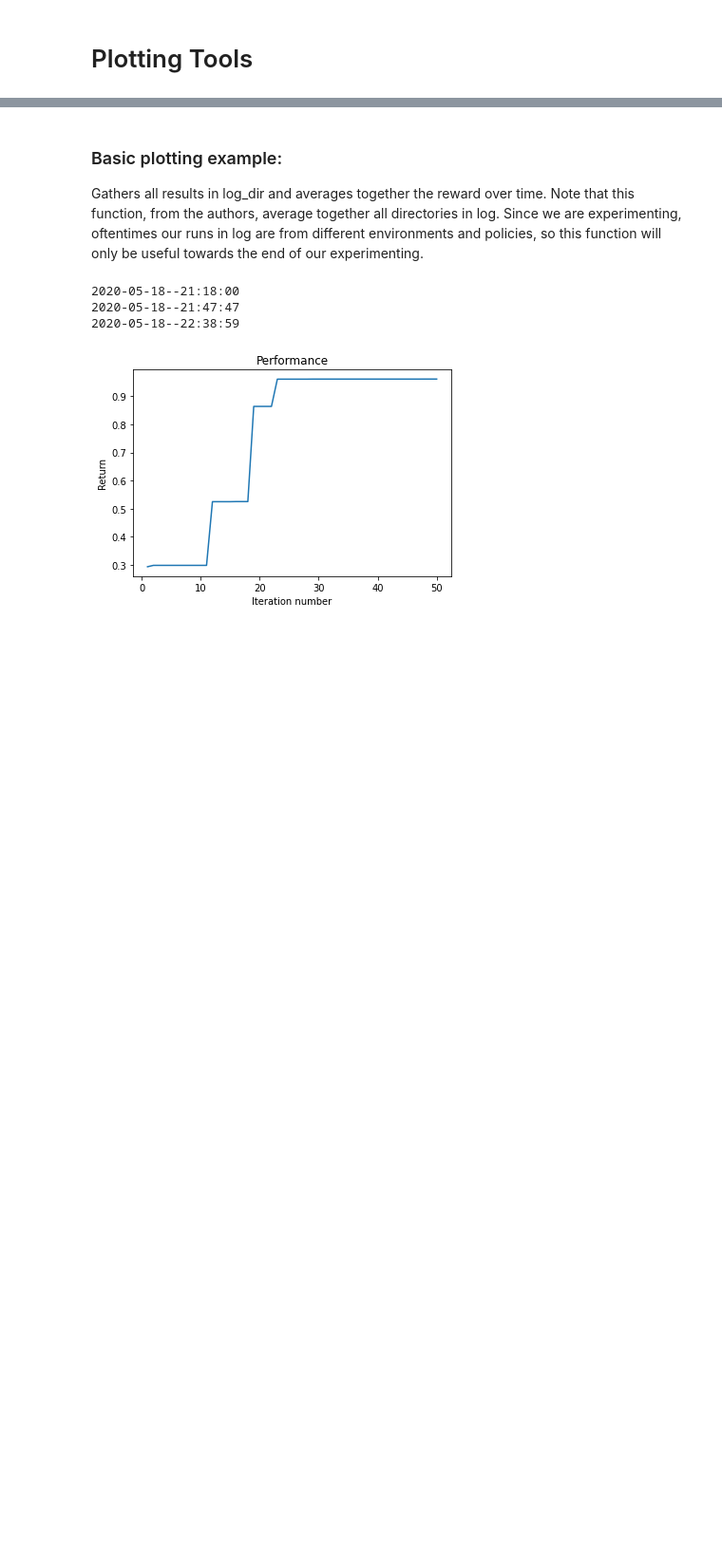
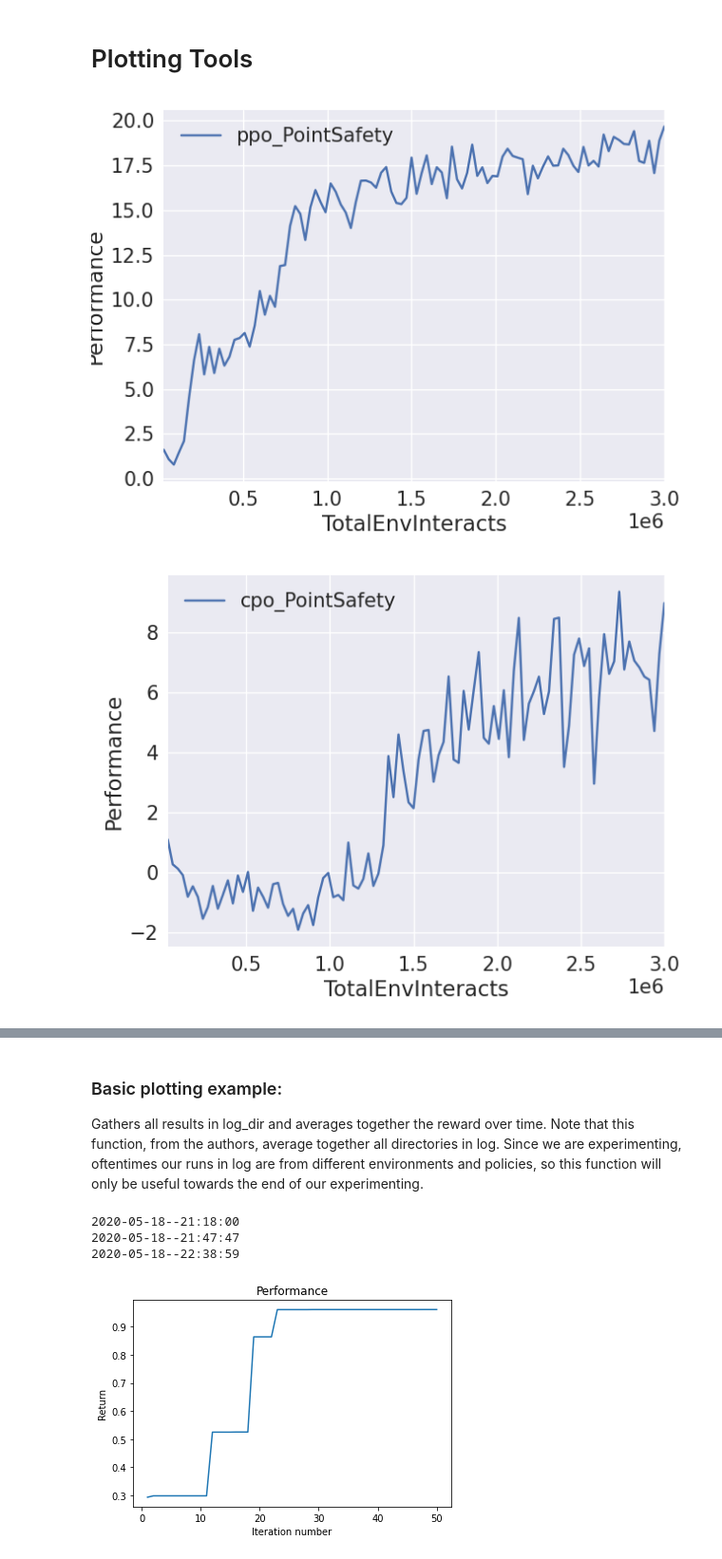
Before and after one commit to jswang/handful-of-trials, a Jupyter notebook: plotter.ipynb, the cells around one changed output, grey strips where cells are left out. Shown at 95% size. Saved outputs shown, nothing was run; the diff lists cells and outputs as text; code cells hidden in the pictures; blank space fills up the shorter version.

Commit message:
Adding plot functions

```diff
--- a/plotter.ipynb
+++ b/plotter.ipynb
@@ -7,3 +7,13 @@ import csv
 import numpy as np
 from scipy.io import loadmat, savemat
 import matplotlib.pyplot as plt
+# %%
+# Plot the Safety start agent results
+from IPython.display import Image
+results = ['ppo', 'cpo', 'trpo']
+for i in results:
+    im = Image(filename=f"data/{i}_point_safety_goal_performance.png")
+    display(im)
+# %% [output]
+[figure, added]
+[figure, added]
```
Also changed, not shown: parts of 1 cell of this notebook, 2 other files.
